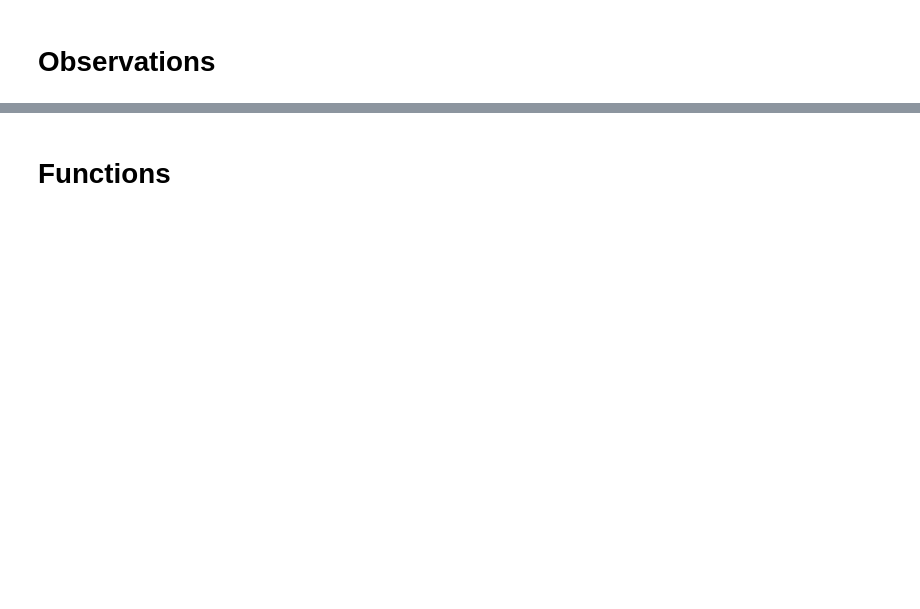
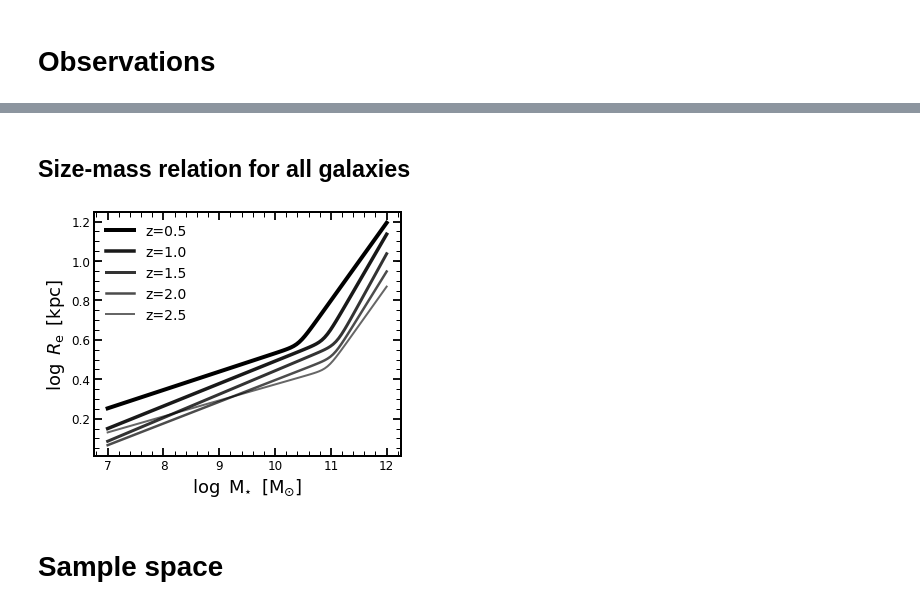
Before and after one commit to stacchella/morph_project, a Jupyter notebook: example/Estimate_Parameters_dynesty.ipynb, the cells around one changed output, grey strips where cells are left out. Saved outputs shown, nothing was run; the diff lists cells and outputs as text; code cells hidden in the pictures; blank space fills up the shorter version.

```diff
--- a/example/Estimate_Parameters_dynesty.ipynb
+++ b/example/Estimate_Parameters_dynesty.ipynb
@@ -89,2 +72,0 @@ plt.show()
-# %% [markdown]
-# Functions
@@ -90,0 +104,2 @@ plt.show()
+# %% [markdown]
+## Size-mass relation for all galaxies
@@ -90,0 +131,40 @@ plt.show()
+# %%
+# plot size-mass relation
+
+log_mass_plot = np.linspace(7.0, 12.0, num=100)
+
+
+fig, ax = plt.subplots(nrows=1, ncols=1, figsize=(5.5, 4.5))
+
+# plot observations
+#ax.plot(log_mass_plot, get_size_observations(0.0, log_mass_plot, True), '-', lw=3, color='C0', label='SF: z=0')
+#ax.plot(log_mass_plot, get_size_observations(0.25, log_mass_plot, True), '--', lw=3, color='C0', label='SF: z=0.25')
+#ax.plot(log_mass_plot, get_size_observations(1.0, log_mass_plot, True), '--', lw=3, color='C0', label='SF: z=1')
+#ax.plot(log_mass_plot, get_size_observations(2.0, log_mass_plot, True), ':', lw=3, color='C0', label='SF: z=2')
+#ax.plot(log_mass_plot, get_size_observations(0.0, log_mass_plot, False), '-', lw=3, color='C3', label='Q: z=0')
+#ax.plot(log_mass_plot, get_size_observations(0.25, log_mass_plot, False), '--', lw=3, color='C3', label='Q: z=0.25')
+#ax.plot(log_mass_plot, get_size_observations(1.0, log_mass_plot, False), '--', lw=3, color='C3', label='Q: z=1')
+#ax.plot(log_mass_plot, get_size_observations(2.0, log_mass_plot, False), ':', lw=3, color='C3', label='Q: z=2')
+
+ax.plot(log_mass_plot, get_size_observations_all(0.5, log_mass_plot, 'r50'), '-', lw=4.0, alpha=1.0, color='black', label='z=0.5')
+ax.plot(log_mass_plot, get_size_observations_all(1.0, log_mass_plot, 'r50'), '-', lw=3.5, alpha=0.9, color='black', label='z=1.0')
+ax.plot(log_mass_plot, get_size_observations_all(1.5, log_mass_plot, 'r50'), '-', lw=3.0, alpha=0.8, color='black', label='z=1.5')
+ax.plot(log_mass_plot, get_size_observations_all(2.0, log_mass_plot, 'r50'), '-', lw=2.5, alpha=0.7, color='black', label='z=2.0')
+ax.plot(log_mass_plot, get_size_observations_all(2.5, log_mass_plot, 'r50'), '-', lw=2.0, alpha=0.6, color='black', label='z=2.5')
+
+
+
+# set axes
+ax.set_xlabel(r'$\log\/\/\/\mathrm{M_{\star}}\/\/\/[\mathrm{M_{\odot}}]$', fontsize=18)
+ax.set_ylabel(r'$\log\/\/\/R_{\rm e}\/\/\/[\mathrm{kpc}]$', fontsize=18)
+
+#ax.set_xlim([9.0, 11.5])
+#ax.set_ylim([-0.3, 1.5])
+
+ax.legend(frameon=False, fontsize=14, loc='upper left')
+
+plt.show()
+# %% [output]
+[figure, added]
+# %% [markdown]
+# Sample space
```
Also changed, not shown: parts of 26 cells of this notebook, 2 other files.
